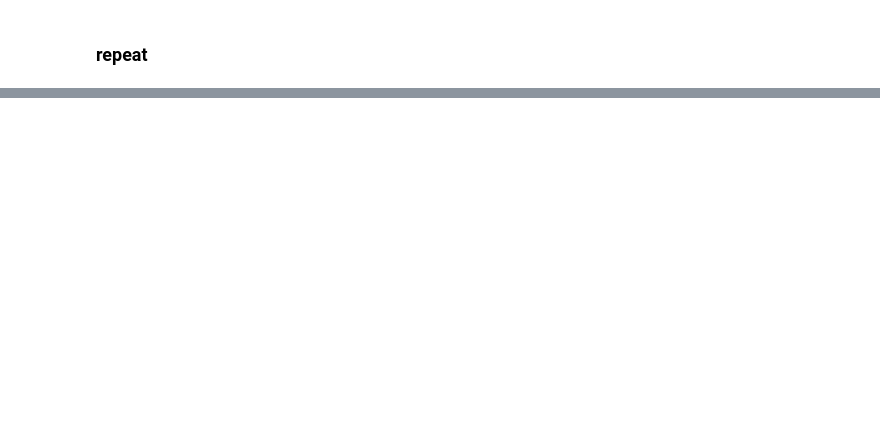
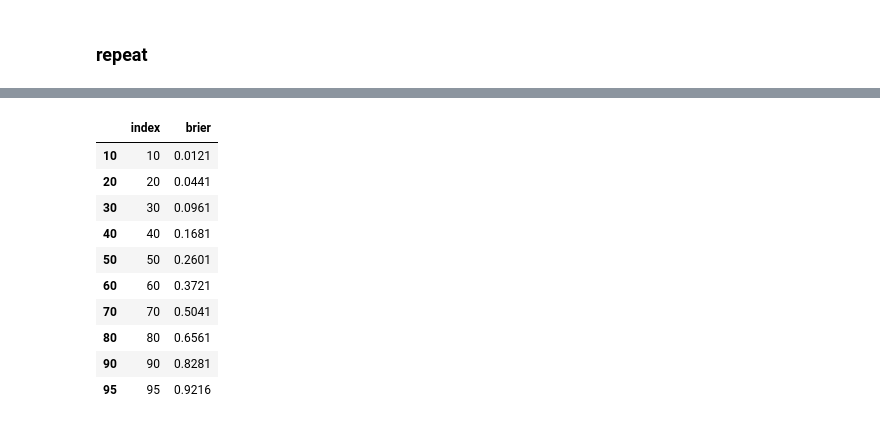
Before and after one commit to skydale23/kaggle-ncaam, a Jupyter notebook: 2024_model/development_notebooks/exploring_new_format2.ipynb, the cells around one changed output, grey strips where cells are left out. Saved outputs shown, nothing was run; the diff lists cells and outputs as text; code cells hidden in the pictures; blank space fills up the shorter version.

```diff
--- a/2024_model/development_notebooks/exploring_new_format2.ipynb
+++ b/2024_model/development_notebooks/exploring_new_format2.ipynb
@@ -161,0 +181,17 @@ ax.tick_params(axis='x', rotation=45)
+# %%
+tmp = pd.DataFrame(scores, columns = ["brier"]).reset_index()
+# %%
+tmp[tmp["index"].isin([10, 20, 30, 40, 50, 60, 70, 80, 90, 95
+                       ])]
+# %% [output]
+|  | index | brier |
+| 10 | 10 | 0.0121 |
+| 20 | 20 | 0.0441 |
+| 30 | 30 | 0.0961 |
+| 40 | 40 | 0.1681 |
+| 50 | 50 | 0.2601 |
+| 60 | 60 | 0.3721 |
+| 70 | 70 | 0.5041 |
+| 80 | 80 | 0.6561 |
+| 90 | 90 | 0.8281 |
+| 95 | 95 | 0.9216 |
```
Also changed, not shown: parts of 13 cells of this notebook, 8 other files.
